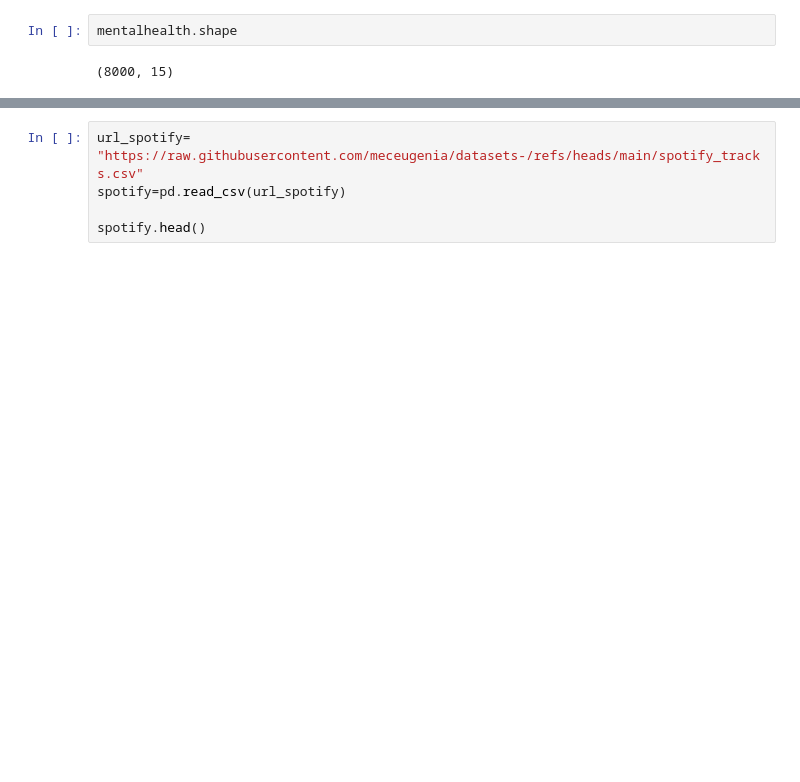
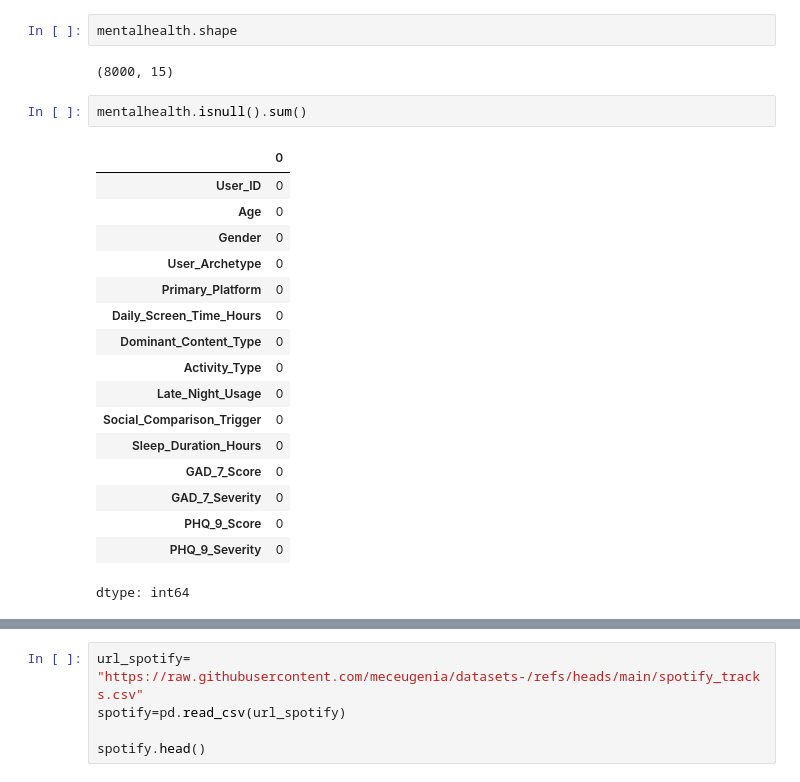
Before and after one commit to meceugenia/datasets-, a Jupyter notebook: Datasets_Cejas.ipynb, the cells around one changed output, grey strips where cells are left out. Saved outputs shown, nothing was run; the diff lists cells and outputs as text; blank space fills up the shorter version.

```diff
--- a/Datasets_Cejas.ipynb
+++ b/Datasets_Cejas.ipynb
@@ -82,3 +107,23 @@ modelos predictivos relacionados con bienestar digital y salud psicológica.
 mentalhealth.shape
 # %% [output]
 (8000, 15)
+# %%
+mentalhealth.isnull().sum()
+# %% [output]
+|  | 0 |
+| User_ID | 0 |
+| Age | 0 |
+| Gender | 0 |
+| User_Archetype | 0 |
+| Primary_Platform | 0 |
+| Daily_Screen_Time_Hours | 0 |
+| Dominant_Content_Type | 0 |
+| Activity_Type | 0 |
+| Late_Night_Usage | 0 |
+| Social_Comparison_Trigger | 0 |
+| Sleep_Duration_Hours | 0 |
+| GAD_7_Score | 0 |
+| GAD_7_Severity | 0 |
+| PHQ_9_Score | 0 |
+| PHQ_9_Severity | 0 |
+dtype: int64
```
Also changed, not shown: parts of 6 cells of this notebook.
